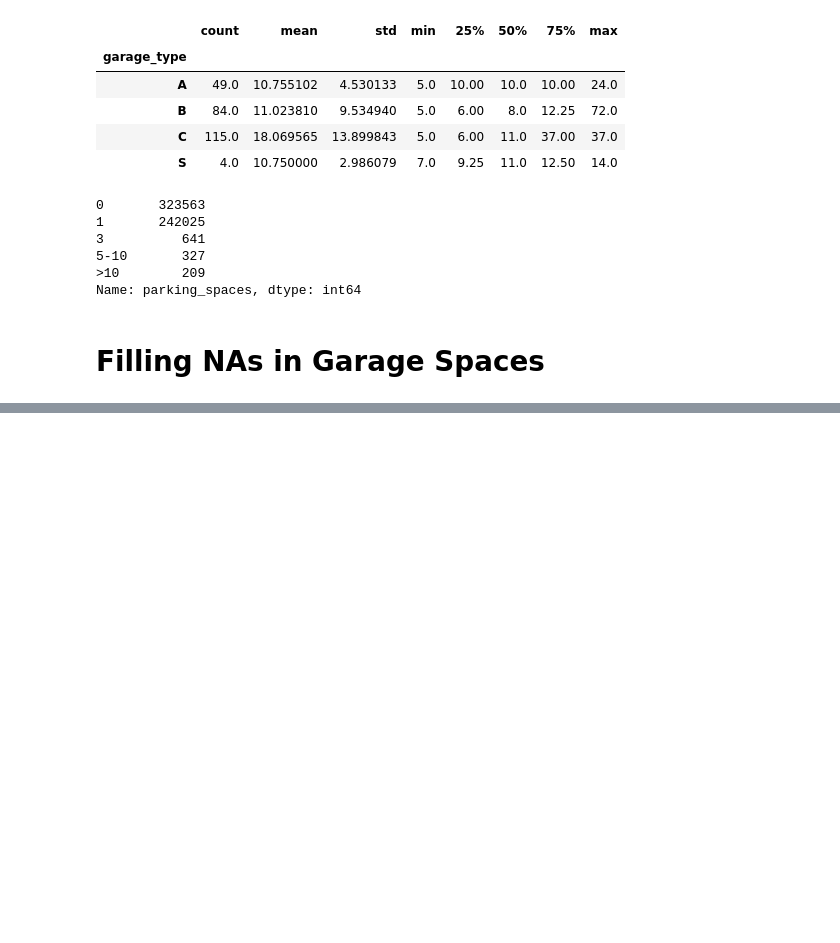
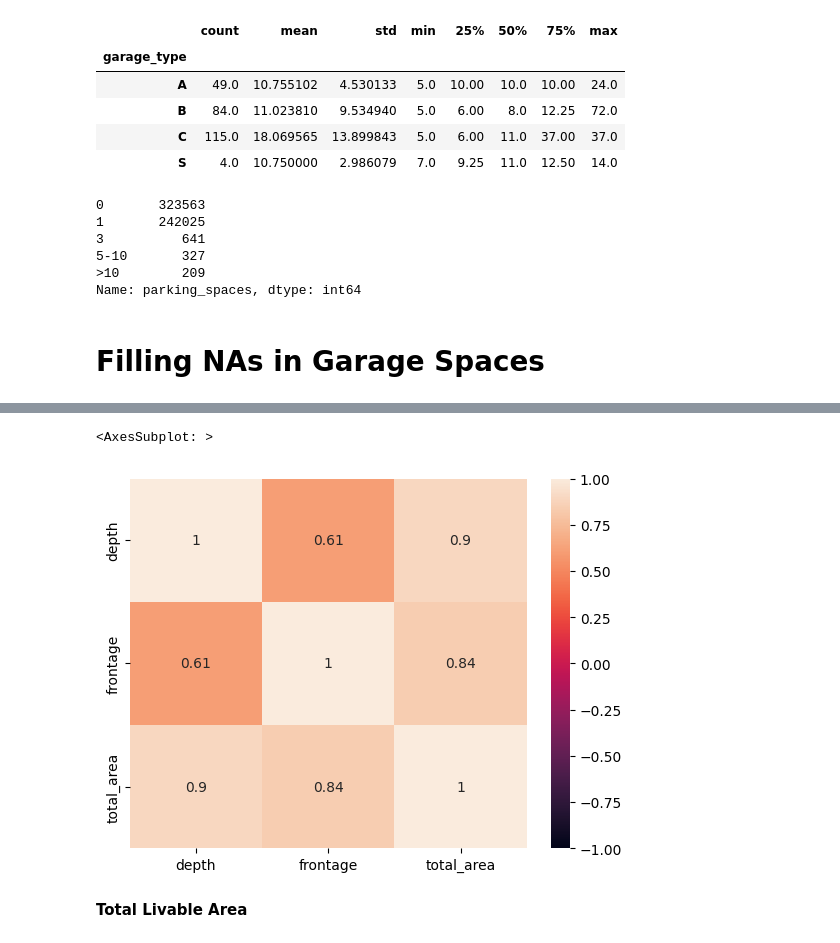
Before and after one commit to AP58PRAD/Philadelphia-House-Pricing, a Jupyter notebook: Data Cleaning.ipynb, the cells around one changed output, grey strips where cells are left out. Saved outputs shown, nothing was run; the diff lists cells and outputs as text; code cells hidden in the pictures; blank space fills up the shorter version.

```diff
--- a/Data Cleaning.ipynb
+++ b/Data Cleaning.ipynb
@@ -1268,0 +1923,2 @@ Name: parking_spaces, dtype: int64
+# %%
+df = df.reset_index(drop=True)
@@ -1268,0 +1949,6 @@ Name: parking_spaces, dtype: int64
+# %%
+drop2=df[(df['depth']>df['total_area'])|(df['frontage']>df['total_area'])].index
+# %%
+df.drop(index=drop2, inplace=True)
+# %%
+df.reset_index (drop=True, inplace=True)
@@ -1268,0 +1967,8 @@ Name: parking_spaces, dtype: int64
+# %%
+corr2=df[['depth','frontage','total_area']].corr('spearman')
+sns.heatmap(corr2, vmin=-1, vmax=1, annot=True)
+# %% [output]
+<AxesSubplot: >
+[figure, added]
+# %% [markdown]
+<b> Total Livable Area </b>
```
Also changed, not shown: parts of 132 cells of this notebook.
